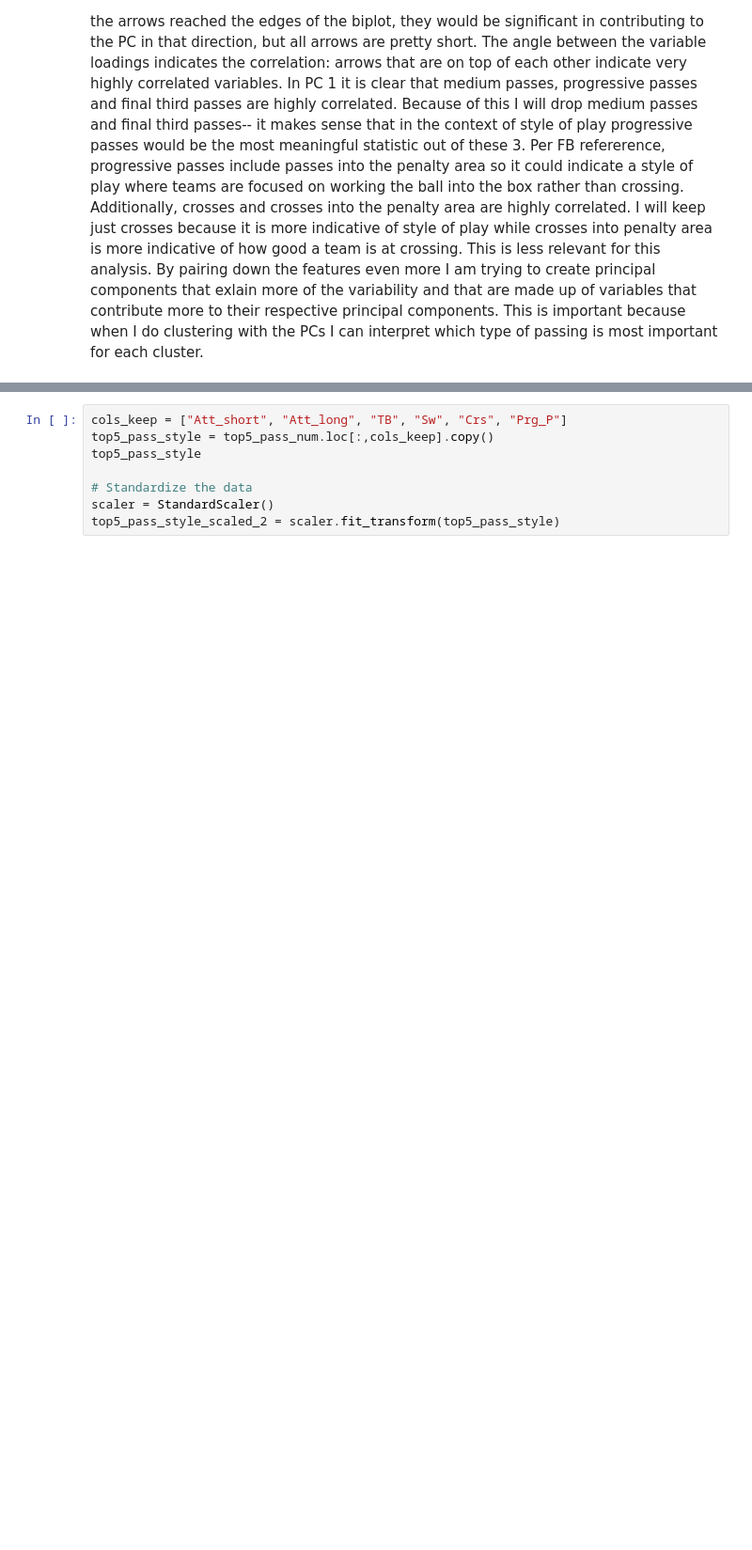
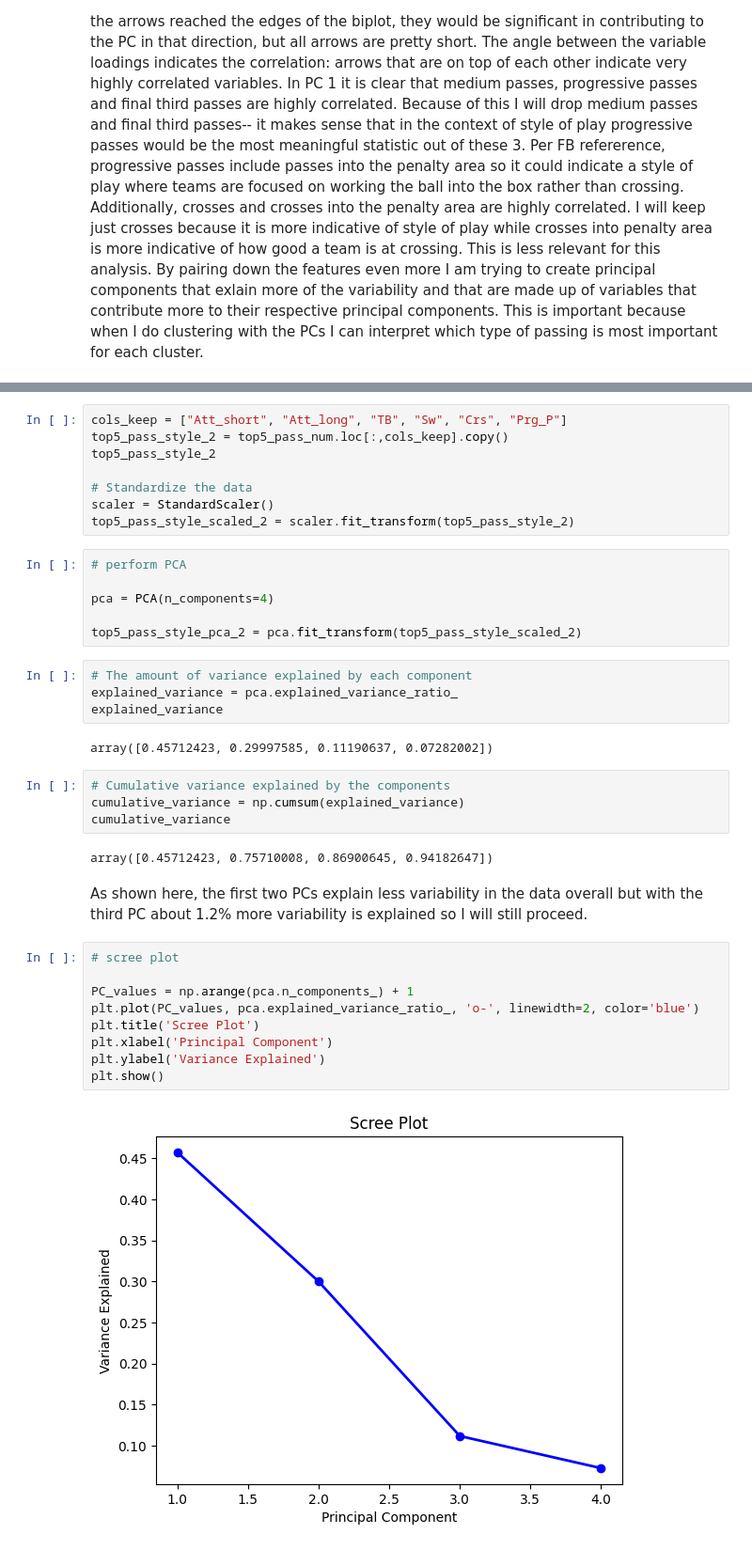
Before and after one commit to Owenp25/-Top-5-Football-Leagues-Clustering-Analysis, a Jupyter notebook: Top_5_Football_Leagues_Clustering_Teams_by_Passing_Play_Style.ipynb, the cells around one changed output, grey strips where cells are left out. Shown at 94% size. Saved outputs shown, nothing was run; the diff lists cells and outputs as text; blank space fills up the shorter version.

Commit message:
Paired down data even more and now have satisfactory principal components to conduct Kmeans on.

```diff
--- a/Top_5_Football_Leagues_Clustering_Teams_by_Passing_Play_Style.ipynb
+++ b/Top_5_Football_Leagues_Clustering_Teams_by_Passing_Play_Style.ipynb
@@ -919,8 +921,39 @@ These biplots are extremely useful for further feature selection as it shows tha
 # %%
 cols_keep = ["Att_short", "Att_long", "TB", "Sw", "Crs", "Prg_P"]
-top5_pass_style = top5_pass_num.loc[:,cols_keep].copy()
-top5_pass_style
+top5_pass_style_2 = top5_pass_num.loc[:,cols_keep].copy()
+top5_pass_style_2
 
 # Standardize the data
 scaler = StandardScaler()
-top5_pass_style_scaled_2 = scaler.fit_transform(top5_pass_style)
+top5_pass_style_scaled_2 = scaler.fit_transform(top5_pass_style_2)
+# %%
+# perform PCA
+
+pca = PCA(n_components=4)
+
+top5_pass_style_pca_2 = pca.fit_transform(top5_pass_style_scaled_2)
+# %%
+# The amount of variance explained by each component
+explained_variance = pca.explained_variance_ratio_
+explained_variance
+# %% [output]
+array([0.45712423, 0.29997585, 0.11190637, 0.07282002])
+# %%
+# Cumulative variance explained by the components
+cumulative_variance = np.cumsum(explained_variance)
+cumulative_variance
+# %% [output]
+array([0.45712423, 0.75710008, 0.86900645, 0.94182647])
+# %% [markdown]
+As shown here, the first two PCs explain less variability in the data overall but with the third PC about 1.2% more variability is explained so I will still proceed.
+# %%
+# scree plot
+
+PC_values = np.arange(pca.n_components_) + 1
+plt.plot(PC_values, pca.explained_variance_ratio_, 'o-', linewidth=2, color='blue')
+plt.title('Scree Plot')
+plt.xlabel('Principal Component')
+plt.ylabel('Variance Explained')
+plt.show()
+# %% [output]
+[figure, added]
```
Also changed, not shown: parts of 7 cells of this notebook.
